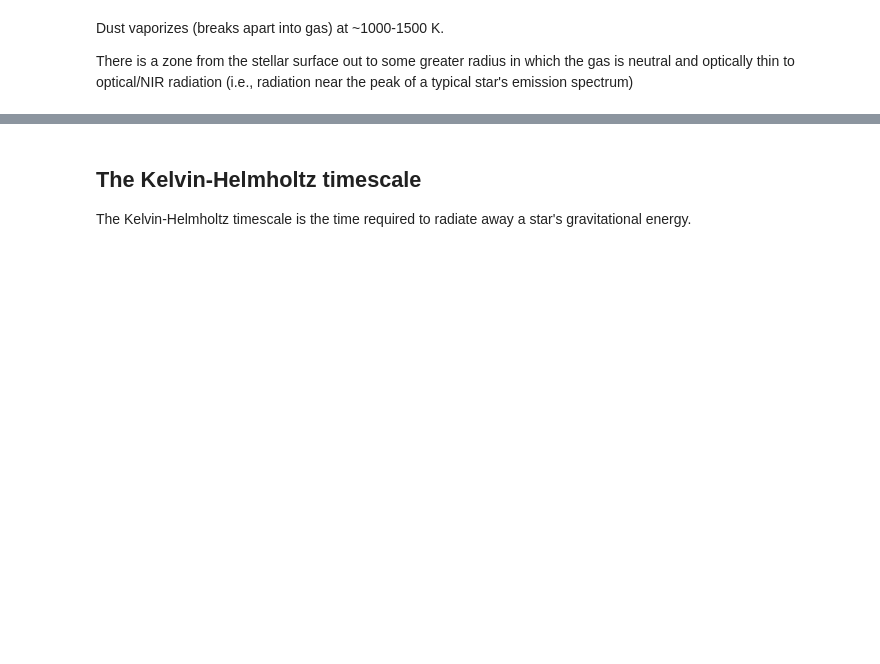
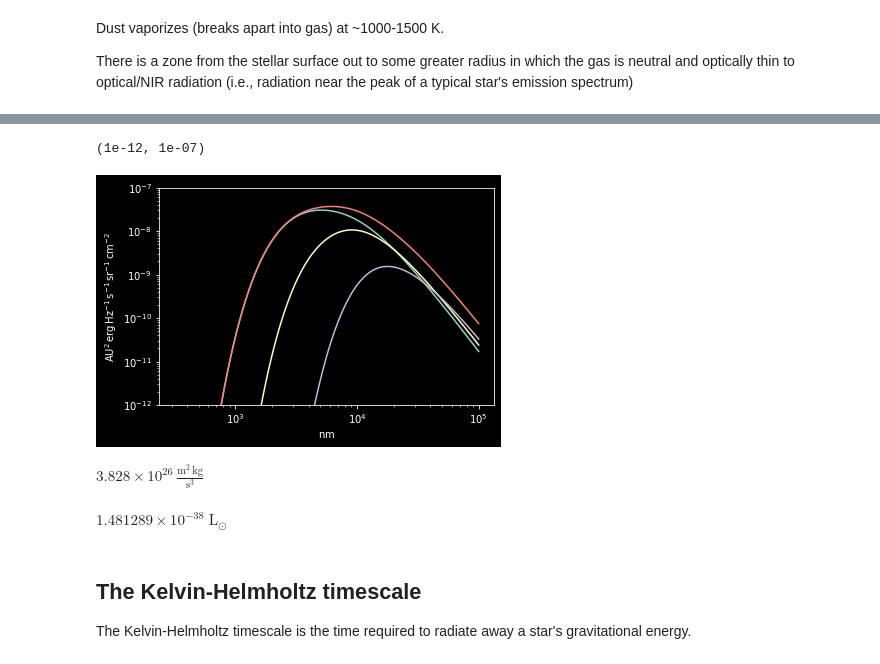
Before and after one commit to keflavich/StarFormationClass, a Jupyter notebook: lectures/Lecture 5 - Protostar Formation.ipynb, the cells around one changed output, grey strips where cells are left out. Saved outputs shown, nothing was run; the diff lists cells and outputs as text; code cells hidden in the pictures; blank space fills up the shorter version.

```diff
--- a/lectures/Lecture 5 - Protostar Formation.ipynb
+++ b/lectures/Lecture 5 - Protostar Formation.ipynb
@@ -118,0 +231,19 @@ There is a zone from the stellar surface out to some greater radius in which the
+# %%
+lam = np.logspace(2.5, 5, int(1e4))*u.nm
+r_1000 = 0.4*u.au
+r_500 = r_1000 * (500/1000)**-0.8
+r_200 = r_1000 * (200/1000)**-0.8
+bb1000 = blackbody.modified_blackbody(lam.to(u.GHz, u.spectral()), temperature=1000*u.K) * r_1000**2
+bb500 = blackbody.modified_blackbody(lam.to(u.GHz, u.spectral()), temperature=500*u.K) * r_500**2
+bb200 = blackbody.modified_blackbody(lam.to(u.GHz, u.spectral()), temperature=200*u.K) * r_200**2
+
+with quantity_support():
+    pl.loglog(lam, bb1000)
+    pl.loglog(lam, bb500)
+    pl.loglog(lam, bb200)
+    pl.loglog(lam, bb1000+bb500+bb200)
+
+pl.ylim(1e-12, 1e-7)
+# %% [output]
+(1e-12, 1e-07)
+[figure, added]
@@ -119,3 +252,11 @@ There is a zone from the stellar surface out to some greater radius in which the
+# %%
+u.L_sun.decompose()
+# %% [output]
+$\mathrm{3.828 \times 10^{26}\,\frac{m^{2}\,kg}{s^{3}}}$
+# %%
+(constants.sigma_sb * u.cm**2 / (u.g/u.cm**3 * u.cm**2/u.g) * u.K**3 * u.K/u.cm).to(u.L_sun)
+# %% [output]
+$1.481289 \times 10^{-38} \; \mathrm{L_{\odot}}$
 # %% [markdown]
 ## The Kelvin-Helmholtz timescale
 
```
Also changed, not shown: parts of 22 cells of this notebook, 1 other file.
